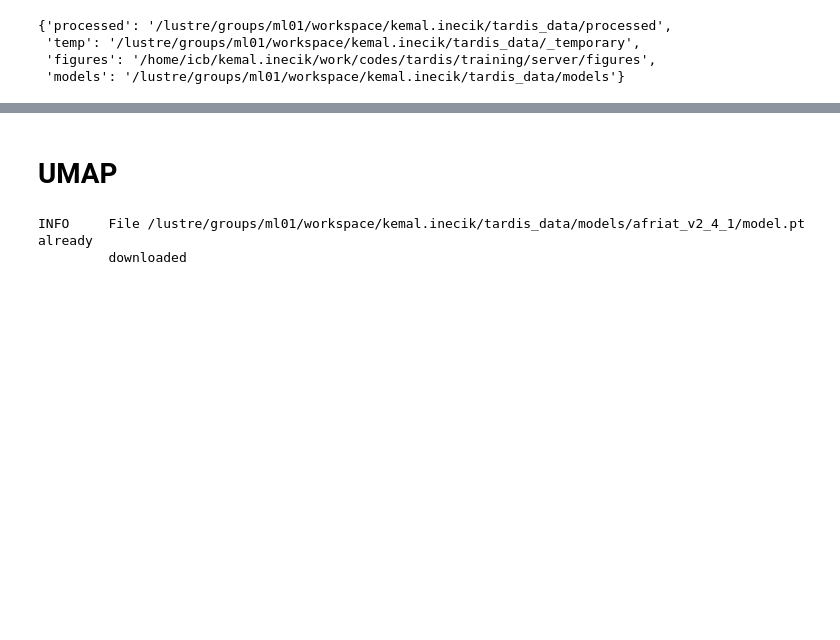
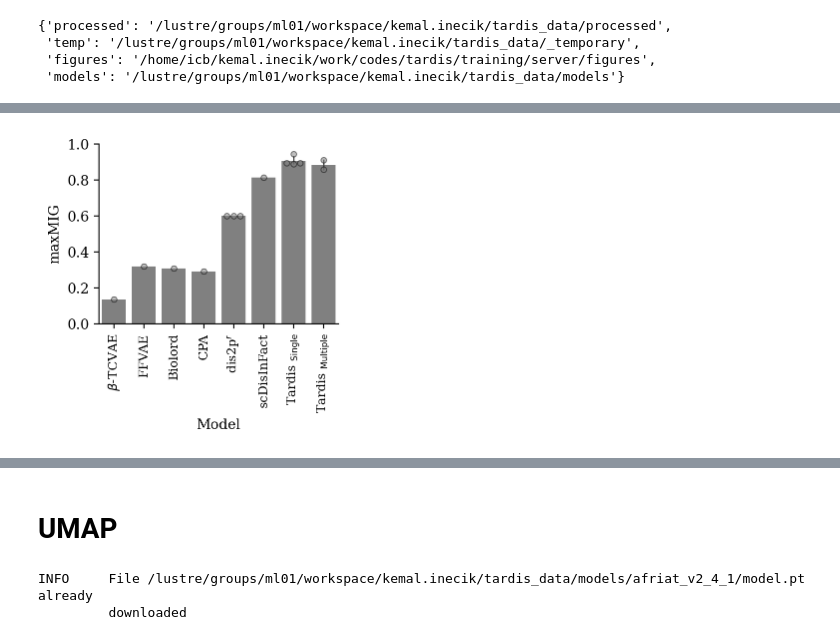
Before and after one commit to theislab/tardis, a Jupyter notebook: notebooks/figure2/afriat_mi.ipynb, the cells around one changed output, grey strips where cells are left out. Saved outputs shown, nothing was run; the diff lists cells and outputs as text; code cells hidden in the pictures; blank space fills up the shorter version.

```diff
--- a/notebooks/figure2/afriat_mi.ipynb
+++ b/notebooks/figure2/afriat_mi.ipynb
@@ -262,3 +276,33 @@ plt.savefig(os.path.join("/home/icb/kemal.inecik/work/codes/tardis/training/serv
+# %%
+figsize = (3, 3)
+fig = plt.figure(figsize=(figsize[0] * 4, figsize[1] * 3))
+fig.subplots_adjust(left=0.4, right=0.6, top=0.6, bottom=0.4)
+
+# Barplot
+sns.barplot(
+    df, x="Model", y="maxMIG",
+    order=[r"$\beta$-TCVAE", "FFVAE", "Biolord", "CPA", r'dis2p$^r$',
+           'scDisInFact', r"Tardis $_{\mathrm{Single}}$", r"Tardis $_{\mathrm{Multiple}}$"],
+    color='gray',
+    err_kws={'linewidth': 1},
+)
+
+# Add white dots with black outline
+sns.swarmplot(
+    df, x="Model", y="maxMIG",
+    order=[r"$\beta$-TCVAE", "FFVAE", "Biolord", "CPA", r'dis2p$^r$',
+           'scDisInFact', r"Tardis $_{\mathrm{Single}}$", r"Tardis $_{\mathrm{Multiple}}$"],
+    facecolors='gray', edgecolor='black', linewidth=0.7,
+    size=4,  alpha=0.5
+)
+
+plt.ylim(0, 1)
+sns.despine()
+
+plt.xticks(fontsize=9, rotation=90)
+plt.savefig(os.path.join("/home/icb/kemal.inecik/work/codes/tardis/training/server/figures", "fig2_model_comparison_v2.pdf"), format="pdf")
+# %% [output]
+[figure, added]
 # %%
 _general_comparison = [{k: v for k, v in i.items() if any([k.startswith(mm) for mm in ["model_name", "model_desc", "knn_", "mi_"]])} for i in metrics]
 _general_comparison = [i for i in _general_comparison if len(i)>2]
```
Also changed, not shown: parts of 20 cells of this notebook, 5 other files.
